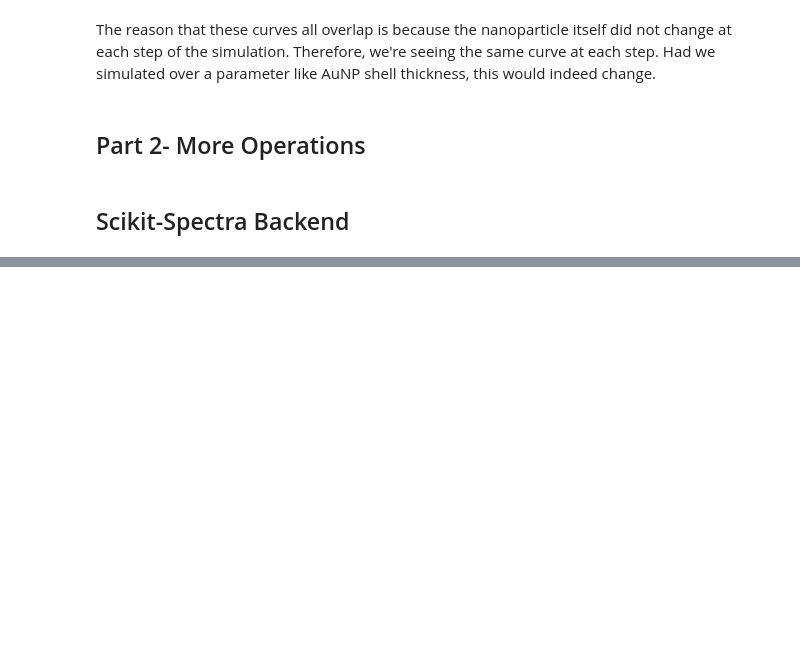
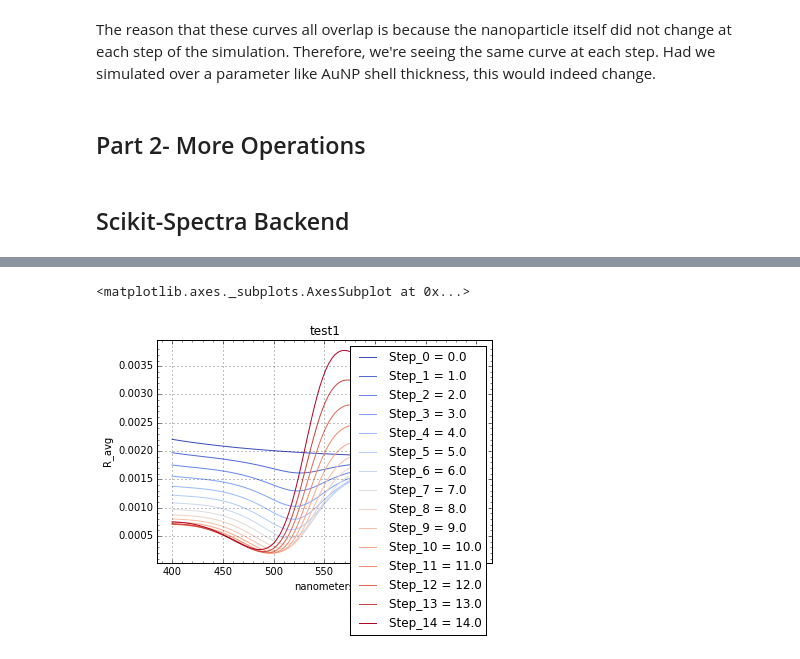
Before and after one commit to hughesadam87/PAME, a Jupyter notebook: Simulations/simtutorial.ipynb, the cells around one changed output, grey strips where cells are left out. Drawn from its saved outputs; the diff is of its cells as text; code cells hidden in the pictures; blank space fills up the shorter version.

```diff
--- a/Simulations/simtutorial.ipynb
+++ b/Simulations/simtutorial.ipynb
@@ -337,0 +333,3 @@ contour
+# %%
+df= s.primary_panel()['R_avg']
+df
@@ -337,0 +357,3 @@ contour
+# %%
+df.plot(legprefix='Step_')
+# %% [output]
@@ -338,3 +361,5 @@ contour
+<matplotlib.axes._subplots.AxesSubplot at 0x...>
+[figure, added]
 # %%
 #df.iloc[0]
 from pandas import Float64Index
```
Also changed, not shown: parts of 24 cells of this notebook, 7 other files.
